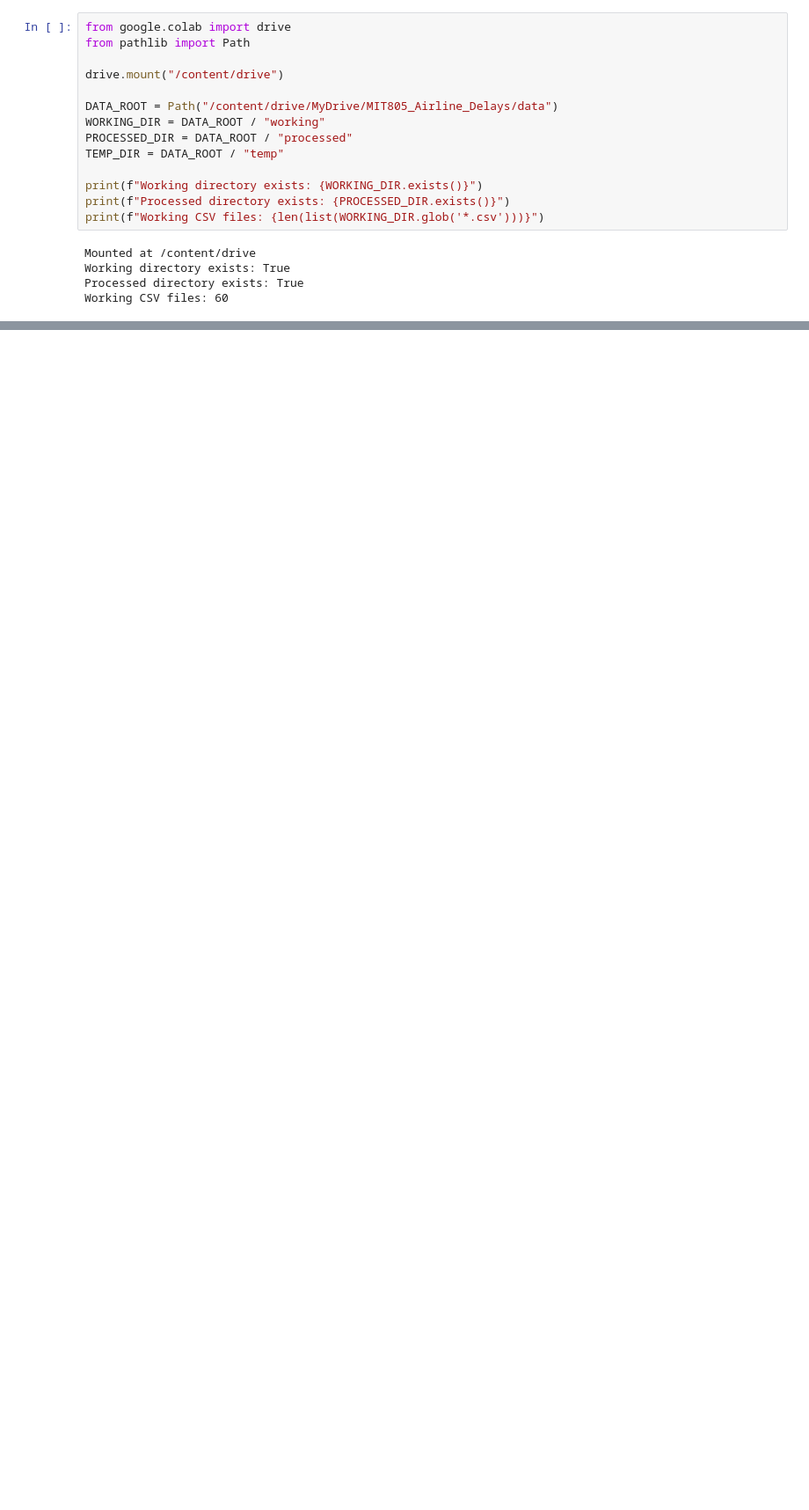
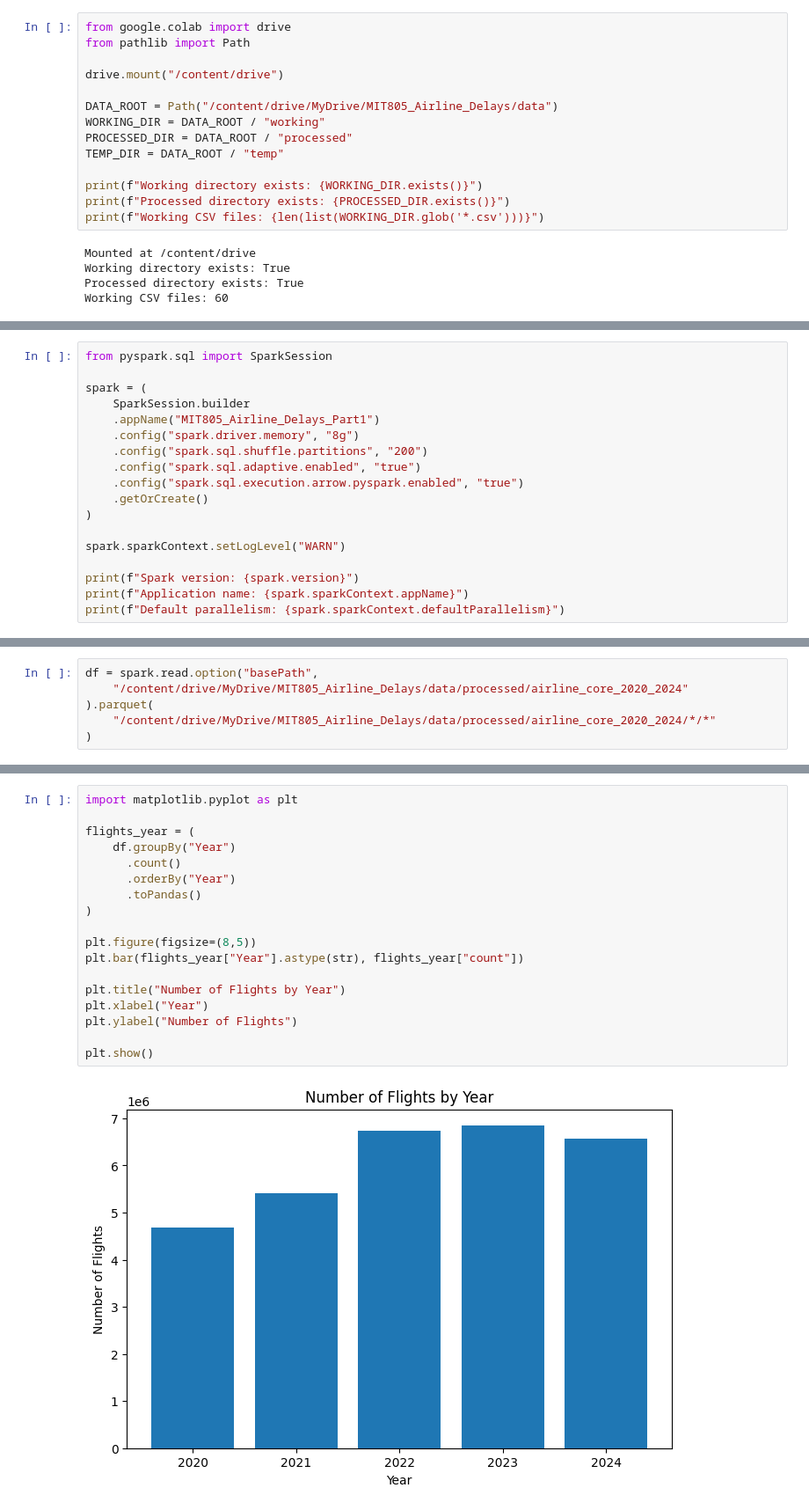
Before and after one commit to Pumlisa97/mit805-airline-delays-pyspark, a Jupyter notebook: notebooks/02_part1_pyspark_preparation_and_eda.ipynb, the cells around one changed output, grey strips where cells are left out. Shown at 88% size. Drawn from its saved outputs; the diff is of its cells as text; blank space fills up the shorter version.

```diff
--- a/notebooks/02_part1_pyspark_preparation_and_eda.ipynb
+++ b/notebooks/02_part1_pyspark_preparation_and_eda.ipynb
@@ -47,0 +53,18 @@ PySpark version: 3.5.1
+# %%
+from pyspark.sql import SparkSession
+
+spark = (
+    SparkSession.builder
+    .appName("MIT805_Airline_Delays_Part1")
+    .config("spark.driver.memory", "8g")
+    .config("spark.sql.shuffle.partitions", "200")
+    .config("spark.sql.adaptive.enabled", "true")
+    .config("spark.sql.execution.arrow.pyspark.enabled", "true")
+    .getOrCreate()
+)
+
+spark.sparkContext.setLogLevel("WARN")
+
+print(f"Spark version: {spark.version}")
+print(f"Application name: {spark.sparkContext.appName}")
+print(f"Default parallelism: {spark.sparkContext.defaultParallelism}")
@@ -47,0 +102,6 @@ PySpark version: 3.5.1
+# %%
+df = spark.read.option("basePath",
+    "/content/drive/MyDrive/MIT805_Airline_Delays/data/processed/airline_core_2020_2024"
+).parquet(
+    "/content/drive/MyDrive/MIT805_Airline_Delays/data/processed/airline_core_2020_2024/*/*"
+)
@@ -47,0 +255,20 @@ PySpark version: 3.5.1
+# %%
+import matplotlib.pyplot as plt
+
+flights_year = (
+    df.groupBy("Year")
+      .count()
+      .orderBy("Year")
+      .toPandas()
+)
+
+plt.figure(figsize=(8,5))
+plt.bar(flights_year["Year"].astype(str), flights_year["count"])
+
+plt.title("Number of Flights by Year")
+plt.xlabel("Year")
+plt.ylabel("Number of Flights")
+
+plt.show()
+# %% [output]
+[figure, added]
```
Also changed, not shown: parts of 30 cells of this notebook.
